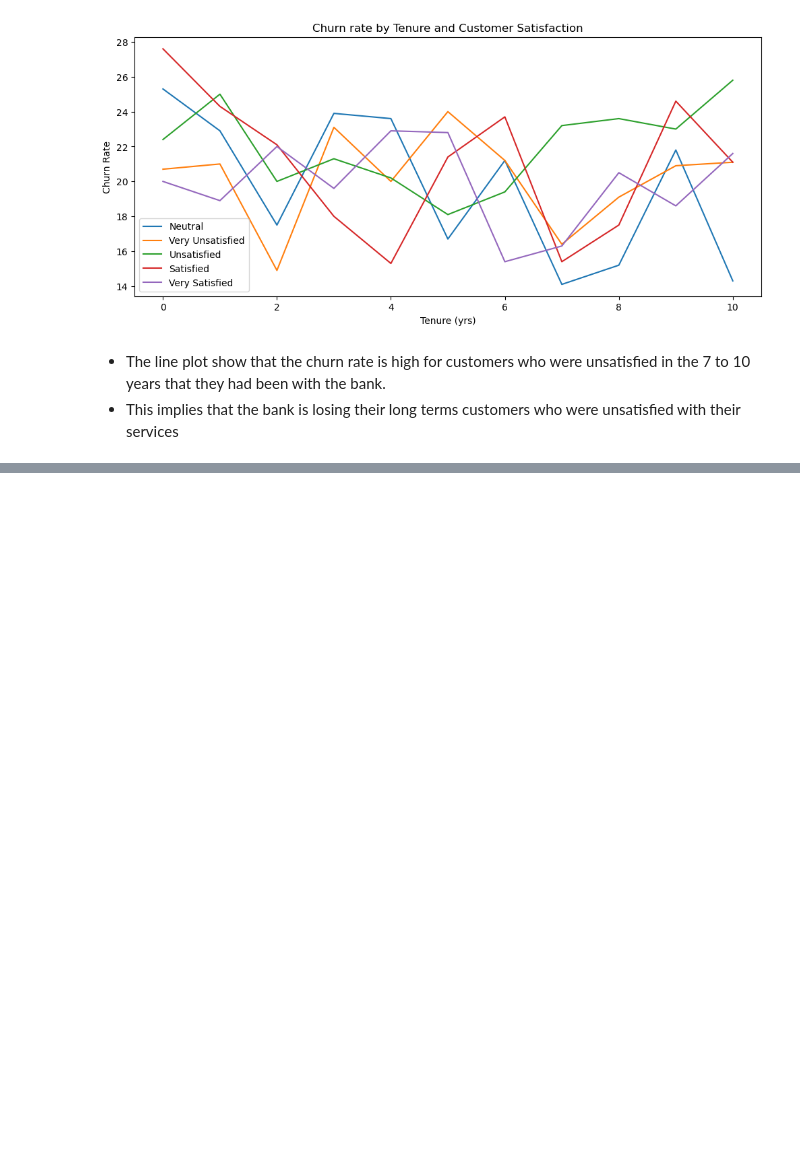
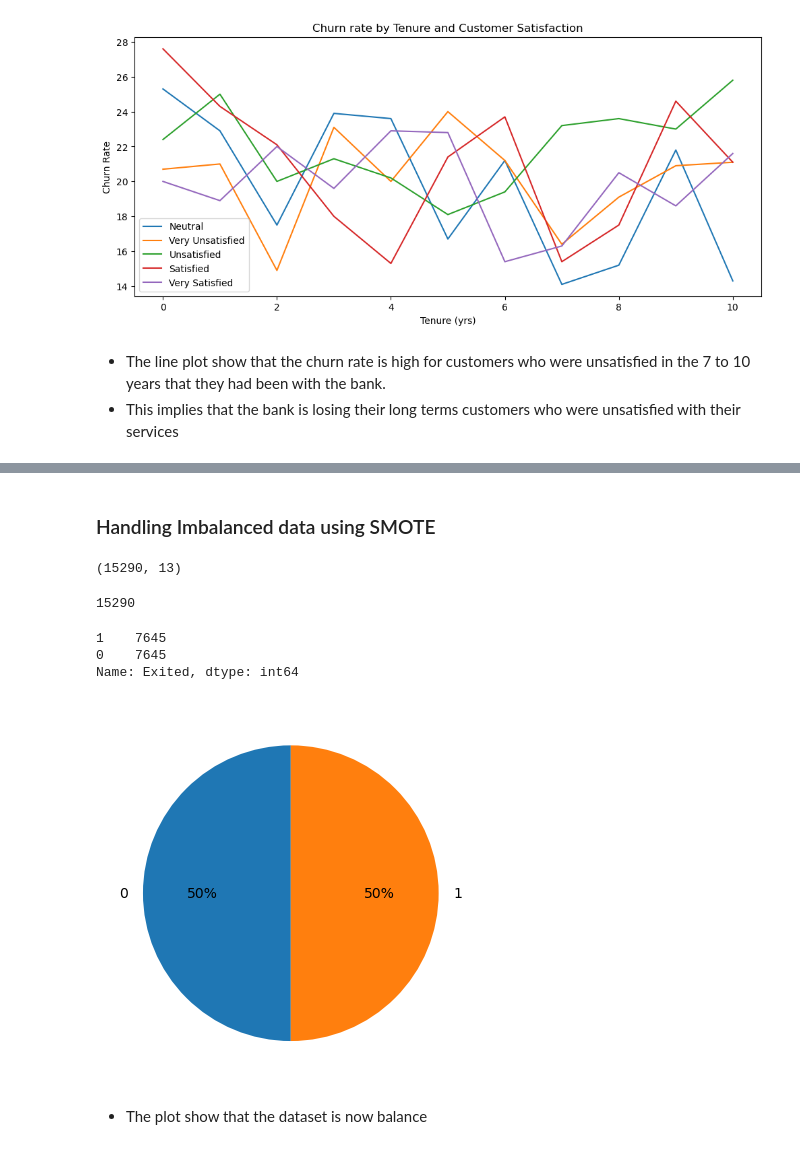
Before and after one commit to valezenwanne/Bank-Customer-Churn-Prediction, a Jupyter notebook: Bank Customer Churn Prediction.ipynb, the cells around one changed output, grey strips where cells are left out. Cells and saved outputs as stored; diff of their text form; code cells hidden in the pictures; blank space fills up the shorter version.

```diff
--- a/Bank Customer Churn Prediction.ipynb
+++ b/Bank Customer Churn Prediction.ipynb
@@ -1697,0 +1775,3 @@ plt.show()
+# %%
+#selecting input features
+X = df3.drop('Exited', axis=1)
@@ -1697,0 +1819,2 @@ plt.show()
+# %% [markdown]
+### Handling Imbalanced data using SMOTE
@@ -1697,0 +1824,34 @@ plt.show()
+# %%
+#instantiating the smote method
+smote = SMOTE(sampling_strategy='minority')
+# %%
+#resampling using the smote
+X_sm, y_sm = smote.fit_resample(X, y)
+# %%
+#checking the shape of X_sm
+X_sm.shape
+# %% [output]
+(15290, 13)
+# %%
+#checking the length of y_sm
+len(y_sm)
+# %% [output]
+15290
+# %%
+#checking the value counts for the resampled target
+y_sm.value_counts()
+# %% [output]
+1    7645
+0    7645
+Name: Exited, dtype: int64
+# %%
+#plotting a piechart of the resampled target variable
+fig, ax = plt.subplots()
+
+ax.pie(y_sm.value_counts(), autopct='%.0f%%', labels=y.value_counts().index, startangle=90)
+
+plt.show()
+# %% [output]
+[figure, added]
+# %% [markdown]
+- The plot show that the dataset is now balance
```
Also changed, not shown: parts of 95 cells of this notebook.
